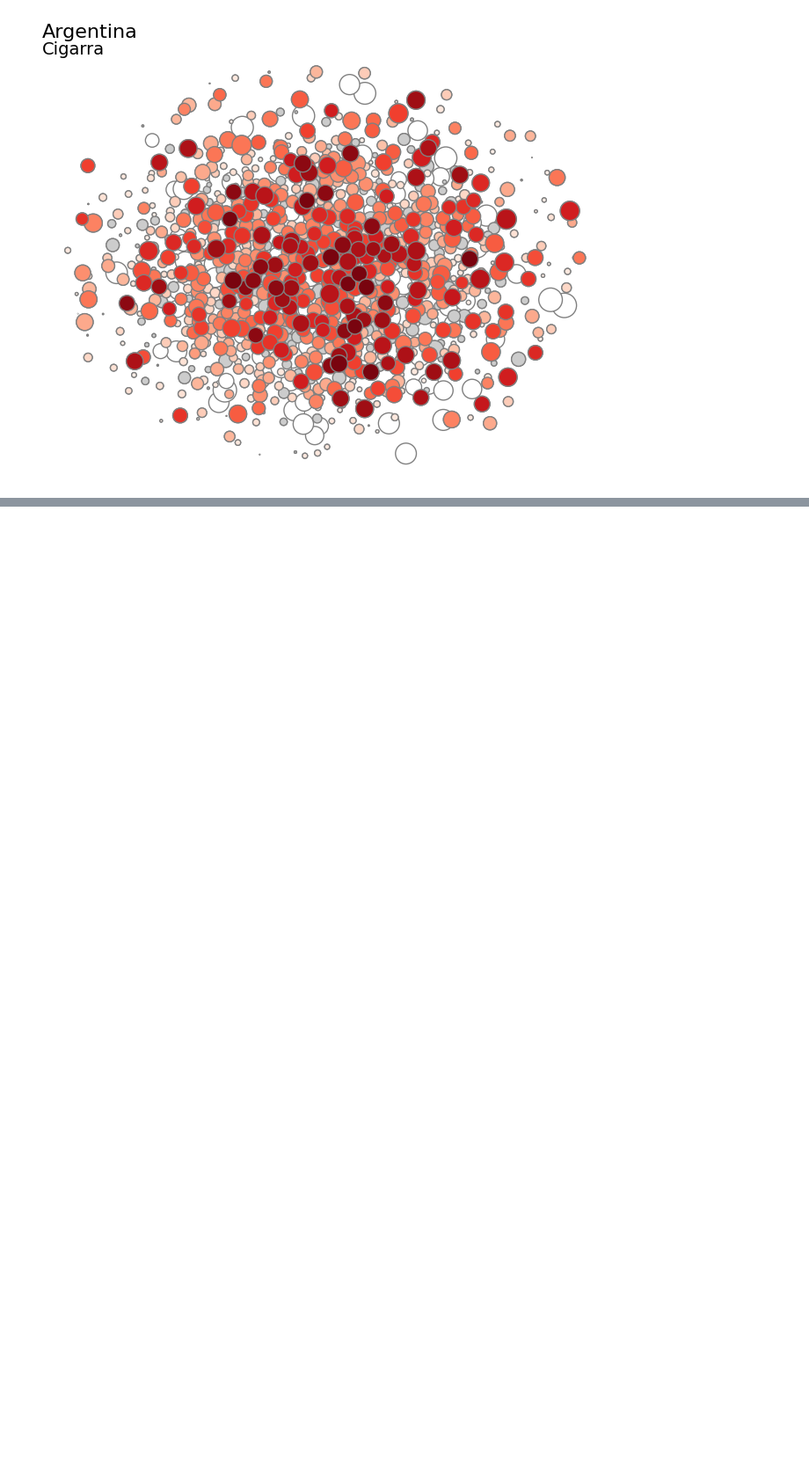
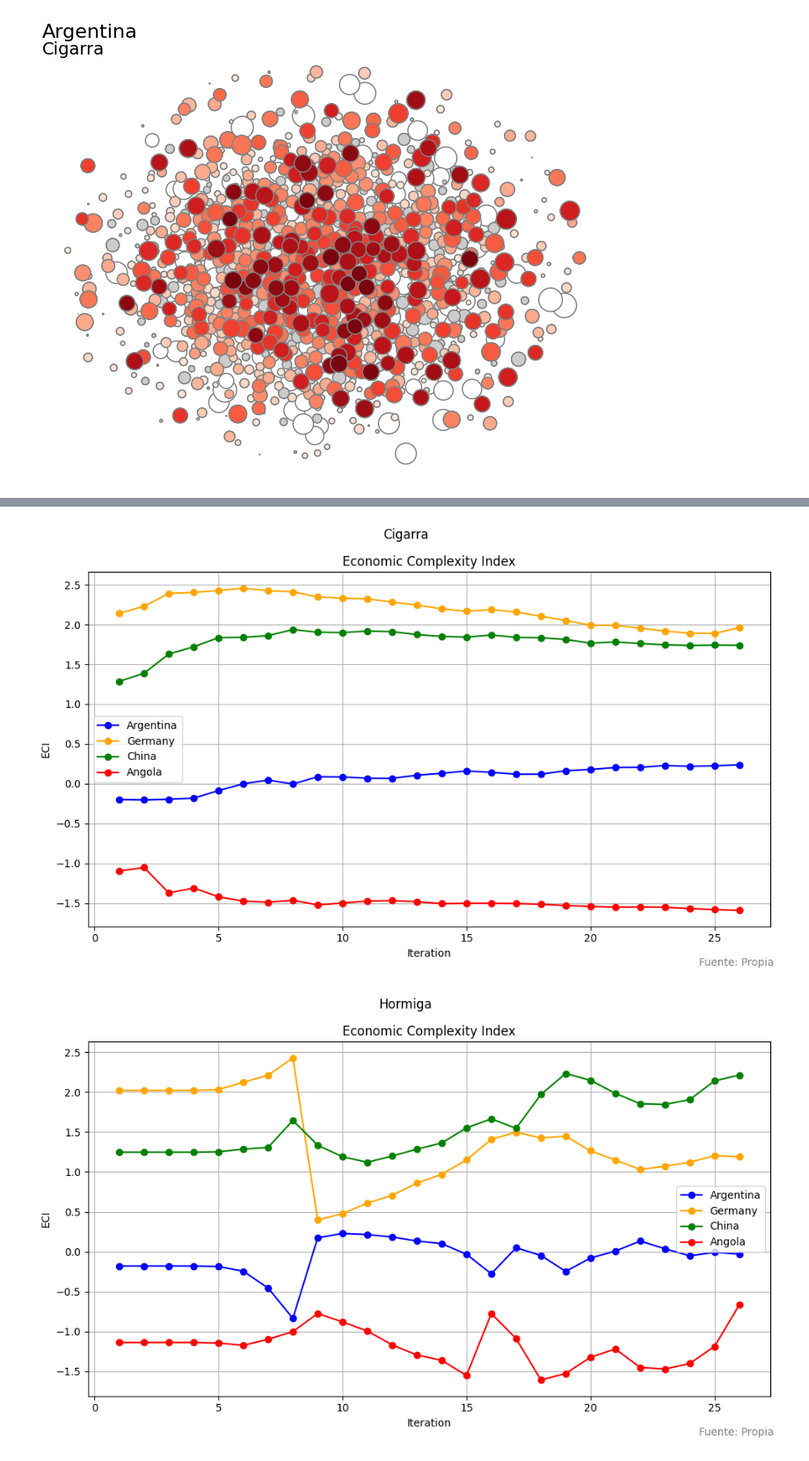
Before and after one commit to CatrielD/msscae-tp-final, a Jupyter notebook: src/generador_grafos.ipynb, the cells around one changed output, grey strips where cells are left out. Shown at 88% size. Cells and saved outputs as stored; diff of their text form; code cells hidden in the pictures; blank space fills up the shorter version.

Commit message:
últimos cambios de Valentino a la Presentación

```diff
--- a/src/generador_grafos.ipynb
+++ b/src/generador_grafos.ipynb
@@ -132,6 +128,7 @@ def graficar_cambio_clave(lista_diccionarios, claves, estrategia):
     plt.figtext(0.99, 0.01, fuente_texto, ha='right', fontsize=10, color='gray')
 
     plt.tight_layout()
+    savefig(plt, f"evolucion-eci-cuatro-paises-{estrategia}.png")
     plt.show()
 # %%
 from typing import List, Dict
@@ -169,6 +166,6 @@ def correr_simulacion_mostrando_eci(sim, mostrar=True) -> List[Dict[str, float]]
     return resultados_eci
 cigarras = SimuladorComplejo(lambda step: step > 25, PaisCigarra, M.copy(deep=True), 0.4)
 hormigas = SimuladorComplejo(lambda step: step > 25, PaisHormiga, M.copy(deep=True), 0.4)
-graficar_cambio_clave(correr_simulacion_mostrando_eci(cigarras),["Argentina","Germany","China","Angola"],"cigarra")
-graficar_cambio_clave(correr_simulacion_mostrando_eci(hormigas),["Argentina","Germany","China","Angola"],"hormiga")
+resultados_cigarras = correr_simulacion_mostrando_eci(cigarras)
+resultados_hormigas = correr_simulacion_mostrando_eci(hormigas)
 # %% [output]
@@ -210,0 +189,6 @@ Tiempo total de simulación: 30.829185962677002 segundos True
+# %%
+graficar_cambio_clave(resultados_cigarras,["Argentina","Germany","China","Angola"],"cigarra")
+graficar_cambio_clave(resultados_hormigas,["Argentina","Germany","China","Angola"],"hormiga")
+# %% [output]
+[figure, added]
+[figure, added]
```
Also changed, not shown: parts of 3 cells of this notebook, 5 other files.
